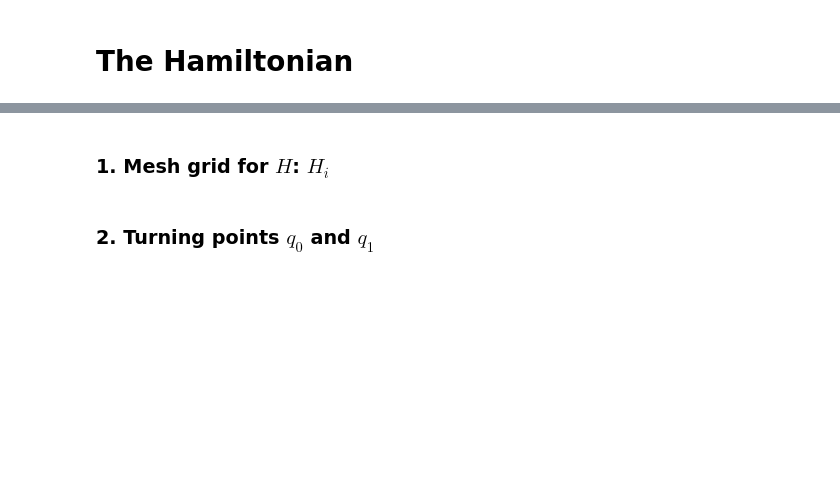
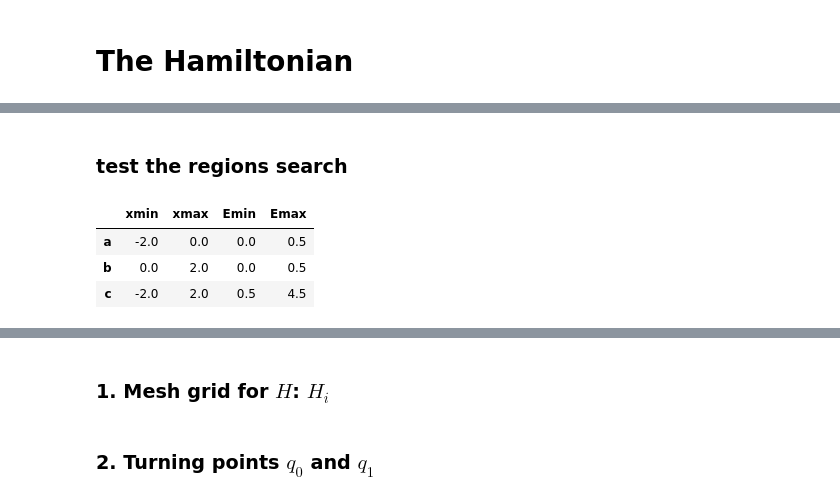
Before and after one commit to simone-cominelli/cyl-orbits, a Jupyter notebook: Berg et Warnock.ipynb, the cells around one changed output, grey strips where cells are left out. Saved outputs shown, nothing was run; the diff lists cells and outputs as text; code cells hidden in the pictures; blank space fills up the shorter version.

```diff
--- a/Berg et Warnock.ipynb
+++ b/Berg et Warnock.ipynb
@@ -25,0 +340,10 @@ def p(q, H):
+# %% [markdown]
+### test the regions search
+# %%
+system.get_regions()
+system.reg.df()
+# %% [output]
+|  | xmin | xmax | Emin | Emax |
+| a | -2.0 | 0.0 | 0.0 | 0.5 |
+| b | 0.0 | 2.0 | 0.0 | 0.5 |
+| c | -2.0 | 2.0 | 0.5 | 4.5 |
```
Also changed, not shown: parts of 26 cells of this notebook, 1 other file.
